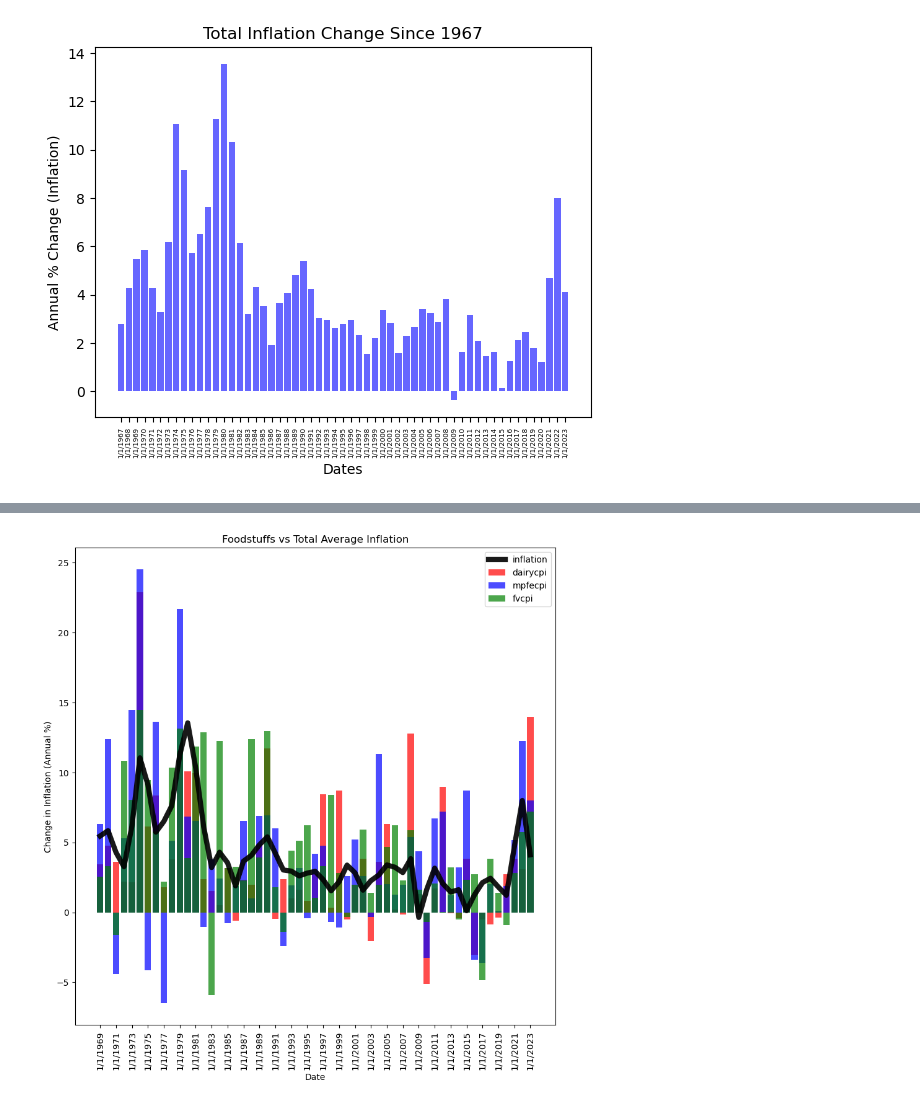
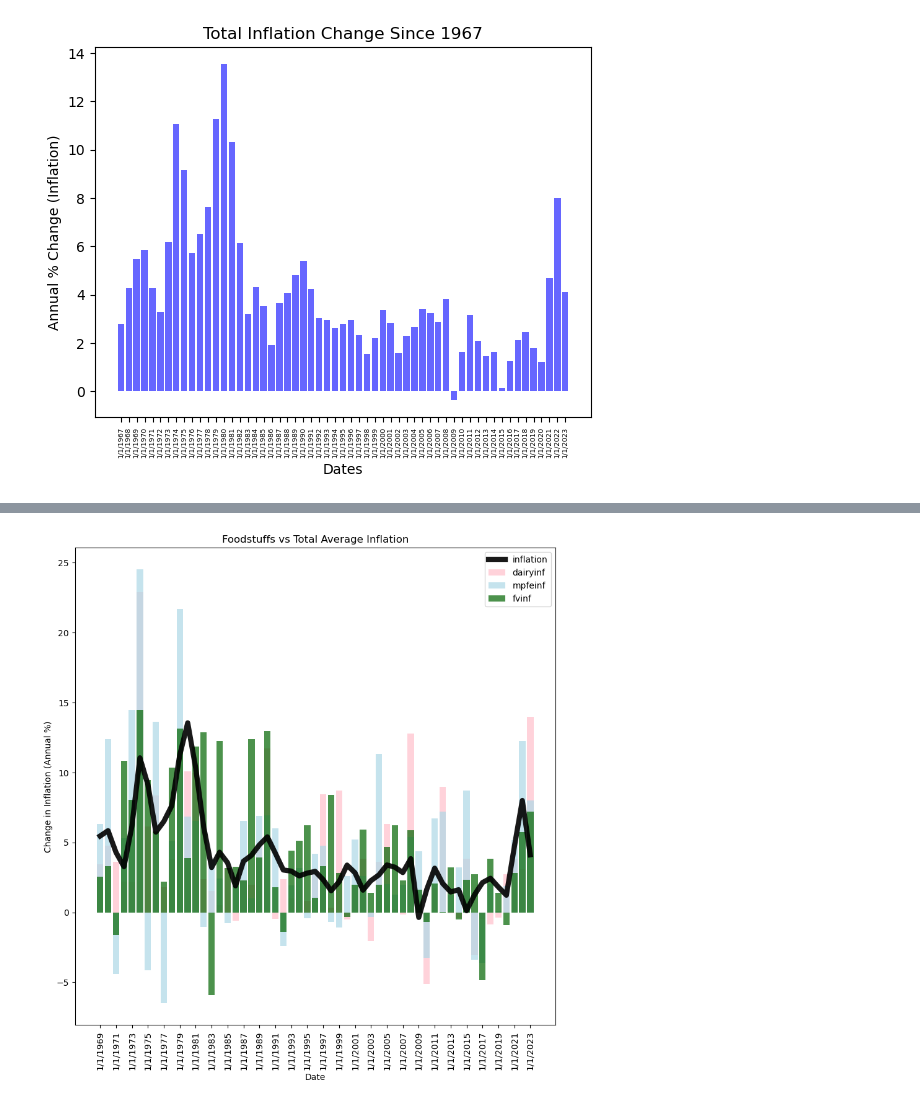
Before and after one commit to leowheeler1/InflationTrendsAnalysis, a Jupyter notebook: datawork.ipynb, the cells around one changed output, grey strips where cells are left out. Saved outputs shown, nothing was run; the diff lists cells and outputs as text; code cells hidden in the pictures.

```diff
--- a/datawork.ipynb
+++ b/datawork.ipynb
@@ -227,5 +227,7 @@ for item in list2 + ['inflation']:
 
 mergedf[['dairycpi','mpfecpi','fvcpi']] = mergedf[['dairycpi','mpfecpi','fvcpi']].pct_change() * 100
 mergedf.dropna(inplace=True)
+mergedf.columns = ['date','dairyinf','mpfeinf','fvinf','inflation']
 mergedf.head()
+len(mergedf)
 # %% [output]
@@ -238,17 +235,17 @@ mergedf.head()
 # %%
 plt.figure(figsize=(10,10))
-plt.bar(mergedf['date'], mergedf['dairycpi'], color = 'r', alpha=0.7)
-plt.bar(mergedf['date'], mergedf['mpfecpi'], color = 'blue', alpha=0.7)
-plt.bar(mergedf['date'], mergedf['fvcpi'], color = 'green', alpha=0.7)
+plt.bar(mergedf['date'], mergedf['dairyinf'], color = 'pink', alpha=0.7)
+plt.bar(mergedf['date'], mergedf['mpfeinf'], color = 'lightblue', alpha=0.7)
+plt.bar(mergedf['date'], mergedf['fvinf'], color = 'darkgreen', alpha=0.7)
 plt.plot(mergedf['date'], mergedf['inflation'], color = 'black', alpha=0.9, lw=6)
 locs, labels = plt.xticks()
 plt.xticks(locs[::2],labels[::2],fontsize=10, rotation=90)
-labels = ['inflation','dairycpi','mpfecpi','fvcpi']
+labels = ['inflation','dairyinf','mpfeinf','fvinf']
 plt.legend(labels = labels)
 plt.xlabel('Date')
 plt.ylabel('Change in Inflation (Annual %)')
 plt.title('Foodstuffs vs Total Average Inflation')
 plt.savefig('fs_v_tai.png')
 plt.show()
 # %% [output]
-[figure, old version]
+[figure, new version]
```
Also changed, not shown: parts of 12 cells of this notebook.
